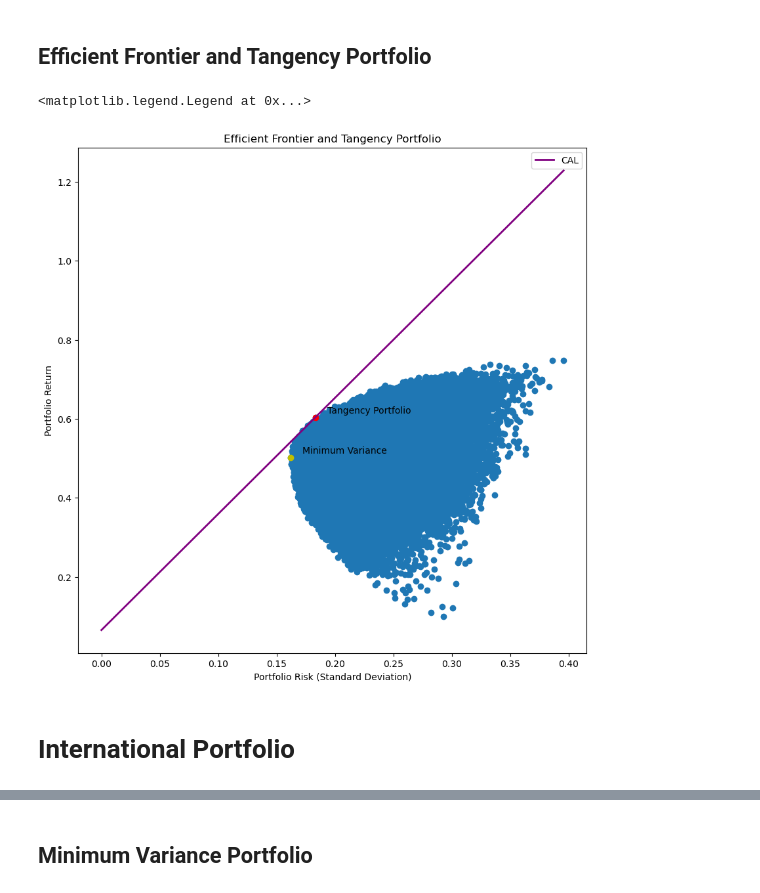
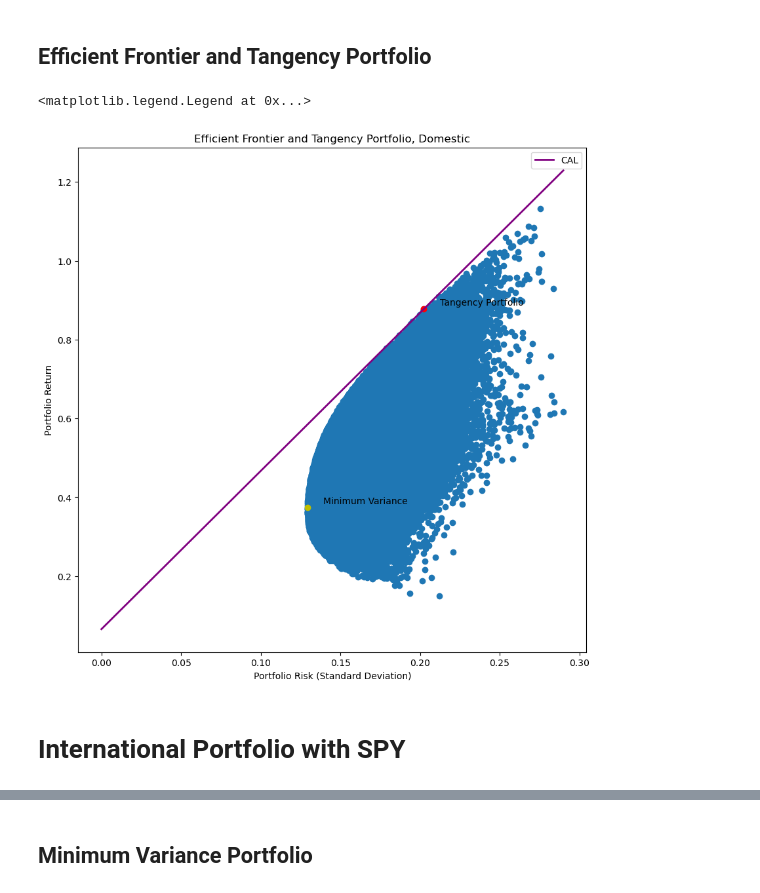
Before and after one commit to Rishi-Bharadwaj/Applied-AI-in-Finance, a Jupyter notebook: Sapm/first.ipynb, the cells around one changed output, grey strips where cells are left out. Saved outputs shown, nothing was run; the diff lists cells and outputs as text; code cells hidden in the pictures.

Commit message:
added a third portfolio

```diff
--- a/Sapm/first.ipynb
+++ b/Sapm/first.ipynb
@@ -6,7 +6,11 @@ import matplotlib.pyplot as plt
 import warnings
 warnings.filterwarnings('ignore')
 np.random.seed(69)
+
 risk_free_rate=.0655
-data = yf.download("BANDHANBNK.NS GILLETTE.NS NCC.NS FORTIS.NS RECLTD.NS DIVISLAB.NS COROMANDEL.NS", period="1y")
+tickers = "SPY BTC-USD BANDHANBNK.NS GILLETTE.NS NCC.NS FORTIS.NS RECLTD.NS DIVISLAB.NS COROMANDEL.NS"
+start_date = "2023-01-01"
+end_date = "2023-12-31"
+data = yf.download(tickers, start=start_date, end=end_date)
 data
 # %% [output]
@@ -34,6 +38,7 @@ df=data[[('Adj Close', 'BANDHANBNK.NS'),
             ('Adj Close',   'GILLETTE.NS'),
             ('Adj Close',        'NCC.NS'),
             ('Adj Close',     'RECLTD.NS'),]]
+df.dropna(inplace=True)
 df
 # %% [output]
 | Price | Adj Close |  |  |  |  |  |  |
@@ -141,7 +151,7 @@ er=[]
 sigma=[]
 sharpe_ratio=0
 min_weights=np.ones(7)
-for i in range(0,200000):
+for i in range(0,1000000):
     x,y,z=make_random_portfolio(7,mean_returns,cov_matrix)
     er.append(y)
     sigma.append(np.sqrt(z))
@@ -178,29 +188,29 @@ max_sharpe_variance: 0.03357954384014485
 # %%
 plt.figure(figsize=(10,10))
 plt.scatter(sigma,er)
 plt.scatter(np.sqrt(sharpe_variance),sharpe_return,c="r")
 plt.scatter(np.sqrt(min_variance),min_return, c='y')
 
 
 plt.annotate('Tangency Portfolio',
              xy=(np.sqrt(sharpe_variance),sharpe_return),
              xytext=(np.sqrt(sharpe_variance) + 0.01,sharpe_return + 0.01),
              fontsize=10)
 
 plt.annotate('Minimum Variance',
              xy=(np.sqrt(min_variance),min_return),
              xytext=(np.sqrt(min_variance) + 0.01,min_return + 0.01),
              fontsize=10)
 
 x = np.linspace(0, max(sigma), 100)
 y = risk_free_rate + sharpe_ratio * x
-plt.title("Efficient Frontier and Tangency Portfolio")
+plt.title("Efficient Frontier and Tangency Portfolio, Domestic")
 plt.xlabel('Portfolio Risk (Standard Deviation)')
 plt.ylabel('Portfolio Return')
 plt.plot(x,y,c='purple',label='CAL',linewidth=2)
 plt.legend()
 # %% [output]
 <matplotlib.legend.Legend at 0x...>
-[figure, old version]
+[figure, new version]
 # %% [markdown]
-# International Portfolio
+# International Portfolio with SPY
```
Also changed, not shown: parts of 29 cells of this notebook.
